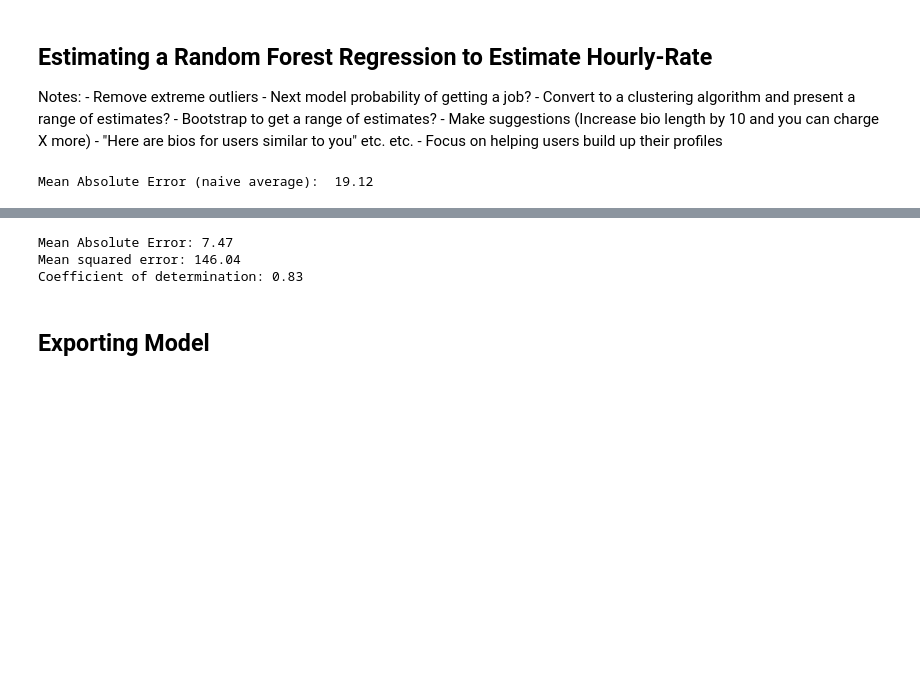
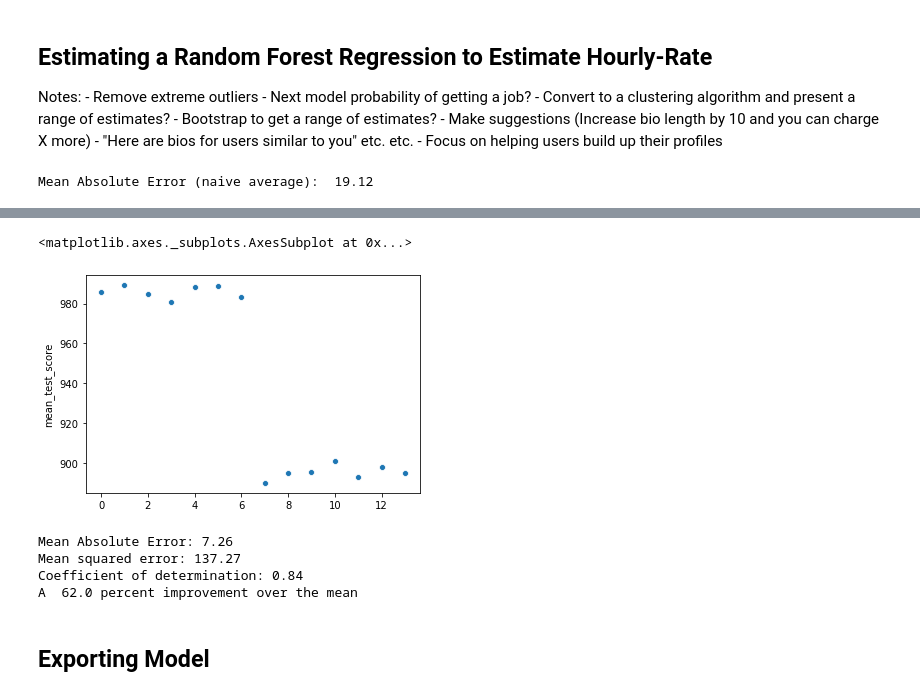
Before and after one commit to lmgibson/MyRate, a Jupyter notebook: notebooks/model_training.ipynb, the cells around one changed output, grey strips where cells are left out. Drawn from its saved outputs; the diff is of its cells as text; code cells hidden in the pictures; blank space fills up the shorter version.

Commit message:
Parameter tuning random forest regression using grid search and 5-fold cross-validation

```diff
--- a/notebooks/model_training.ipynb
+++ b/notebooks/model_training.ipynb
@@ -101,0 +90,25 @@ preds = rf.predict(X_train)
+# %%
+# References for GridSearchCV
+# 1 - https://scikit-learn.org/stable/modules/ensemble.html#random-forest-parameters
+# 2 - https://stackoverflow.com/questions/35097003/cross-validation-decision-trees-in-sklearn
+# References for Random Forest Regression
+# 1 - https://towardsdatascience.com/random-forest-in-python-24d0893d51c0
+# 2 - https://scikit-learn.org/stable/modules/generated/sklearn.ensemble.RandomForestRegressor.html
+
+# Creating parameter grid
+parameters = {"max_features": ["auto", "sqrt"], "n_estimators": [
+    100, 300, 600, 800, 1000, 1500, 2000]}
+
+# Creating Grid Search Class
+clf = GridSearchCV(RandomForestRegressor(), parameters, n_jobs=4, verbose=True,
+                   scoring="neg_mean_squared_error",
+                   refit=True)
+
+# Running Grid Search
+clf.fit(X=X_train, y=y_train)
+
+# Saving best model
+rfr_model = clf.best_estimator_
+
+# Printing results
+print(round(clf.best_score_,2), clf.best_params_)
@@ -101,0 +121,11 @@ preds = rf.predict(X_train)
+# %%
+# Plotting Grid Search CV Results
+# Saving results to pandas data frame
+grid_search_results = pd.DataFrame(clf.cv_results_)
+
+# Plotting
+sns.scatterplot(x=list(grid_search_results.index),
+               y=grid_search_results.mean_test_score*-1)
+# %% [output]
+<matplotlib.axes._subplots.AxesSubplot at 0x...>
+[figure, added]
@@ -114,11 +147,13 @@ print('Mean squared error: %.2f'
 print('Coefficient of determination: %.2f'
       % r2_score(y_train, preds))
 
-# Oh, uh wow. It does too well. Definitely going to need cross-validation to cool it down.
+# Does much better than the mean with regard to mean absolute error
+print("A ", round((7.26-19.12)/19.12,3)*-100,"percent improvement over the mean")
 # %% [output]
-Mean Absolute Error: 7.47
-Mean squared error: 146.04
-Coefficient of determination: 0.83
+Mean Absolute Error: 7.26
+Mean squared error: 137.27
+Coefficient of determination: 0.84
+A  62.0 percent improvement over the mean
 # %% [markdown]
 ## Exporting Model
 # %%
```
Also changed, not shown: parts of 5 cells of this notebook, 1 other file.
